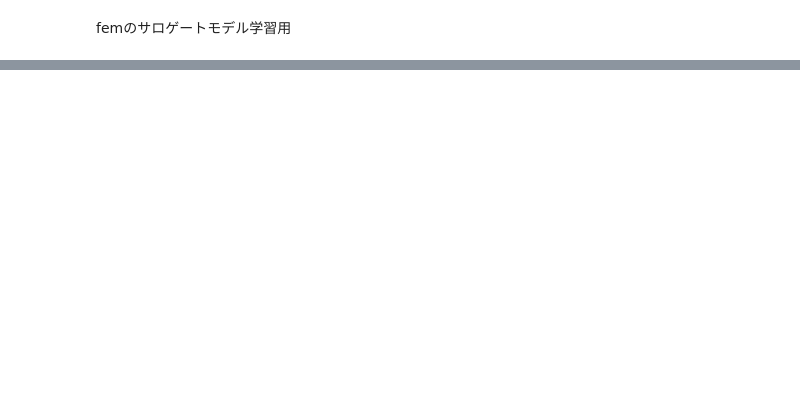
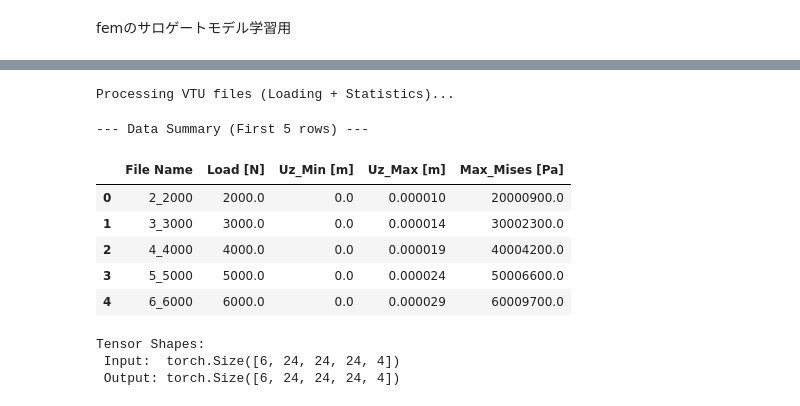
Before and after one commit to WOCae/R211, a Jupyter notebook: R211.ipynb, the cells around one changed output, grey strips where cells are left out. Drawn from its saved outputs; the diff is of its cells as text; code cells hidden in the pictures; blank space fills up the shorter version.

```diff
--- a/R211.ipynb
+++ b/R211.ipynb
@@ -127 +122,73 @@ Grid size: 24x24x24
+# %%
+# ファイル一覧取得
+vtu_files = sorted(glob.glob("vtu/**/*.vtu", recursive=True))
+
+inputs = []
+outputs = []
+data_summary = []  # 統計情報用リスト
+
+print("Processing VTU files (Loading + Statistics)...")
+
+# --- 統合ループ: データ作成と統計収集を同時に実施 ---
+for vtu_path in tqdm(vtu_files):
+    # ファイル名から荷重値パース (例: "2_-2000.vtu" -> -2000)
+    stem = os.path.splitext(os.path.basename(vtu_path))[0]
+    try:
+        _, load_str = stem.split("_", 1)
+        load_val = float(load_str)
+    except:
+        continue
+
+    # 1. 重い処理（ファイル読み込み）はここで1回だけ
+    pts, disp, mises = load_case(vtu_path)
+
+    # --- A. 統計情報の記録 ---
+    data_summary.append({
+        "File Name": stem,
+        "Load [N]": load_val,
+        "Uz_Min [m]": np.min(disp[:, 2]),
+        "Uz_Max [m]": np.max(disp[:, 2]),
+        "Max_Mises [Pa]": np.max(mises)
+    })
+
+    # --- B. 学習データの作成 ---
+    load_norm_val = load_val / Config.NORM_LOAD
+    inp, out = make_inp_out(pts, disp, mises, load_norm_val)
+
+    # (C, D, H, W) -> (D, H, W, C) に変換 (FNOモデルの入力形式に合わせる)
+    inputs.append(np.moveaxis(inp, 0, -1).astype(np.float32))
+    outputs.append(np.moveaxis(out, 0, -1).astype(np.float32))
+
+# --- 結果の確認 ---
+# 1. 統計データの表示
+df_train = pd.DataFrame(data_summary)
+print("\n--- Data Summary (First 5 rows) ---")
+display(df_train.head())
+
+# 2. Tensor化
+X_all = np.stack(inputs, axis=0) # (N, nx, ny, nz, 4)
+Y_all = np.stack(outputs, axis=0)
+
+X_torch = torch.from_numpy(X_all).float()
+Y_torch = torch.from_numpy(Y_all).float()
+
+print(f"\nTensor Shapes:")
+print(f" Input:  {X_torch.shape}")
+print(f" Output: {Y_torch.shape}")
+
+# Dataset & Loader
+dataset = TensorDataset(X_torch, Y_torch)
+loader = DataLoader(dataset, batch_size=4, shuffle=True) # batch_sizeはお好みで
+# %% [output]
+Processing VTU files (Loading + Statistics)...
+--- Data Summary (First 5 rows) ---
+|  | File Name | Load [N] | Uz_Min [m] | Uz_Max [m] | Max_Mises [Pa] |
+| 0 | 2_2000 | 2000.0 | 0.0 | 0.000010 | 20000900.0 |
+| 1 | 3_3000 | 3000.0 | 0.0 | 0.000014 | 30002300.0 |
+| 2 | 4_4000 | 4000.0 | 0.0 | 0.000019 | 40004200.0 |
+| 3 | 5_5000 | 5000.0 | 0.0 | 0.000024 | 50006600.0 |
+| 4 | 6_6000 | 6000.0 | 0.0 | 0.000029 | 60009700.0 |
+Tensor Shapes:
+ Input:  torch.Size([6, 24, 24, 24, 4])
+ Output: torch.Size([6, 24, 24, 24, 4])
 # %%
```
Also changed, not shown: parts of 20 cells of this notebook.
